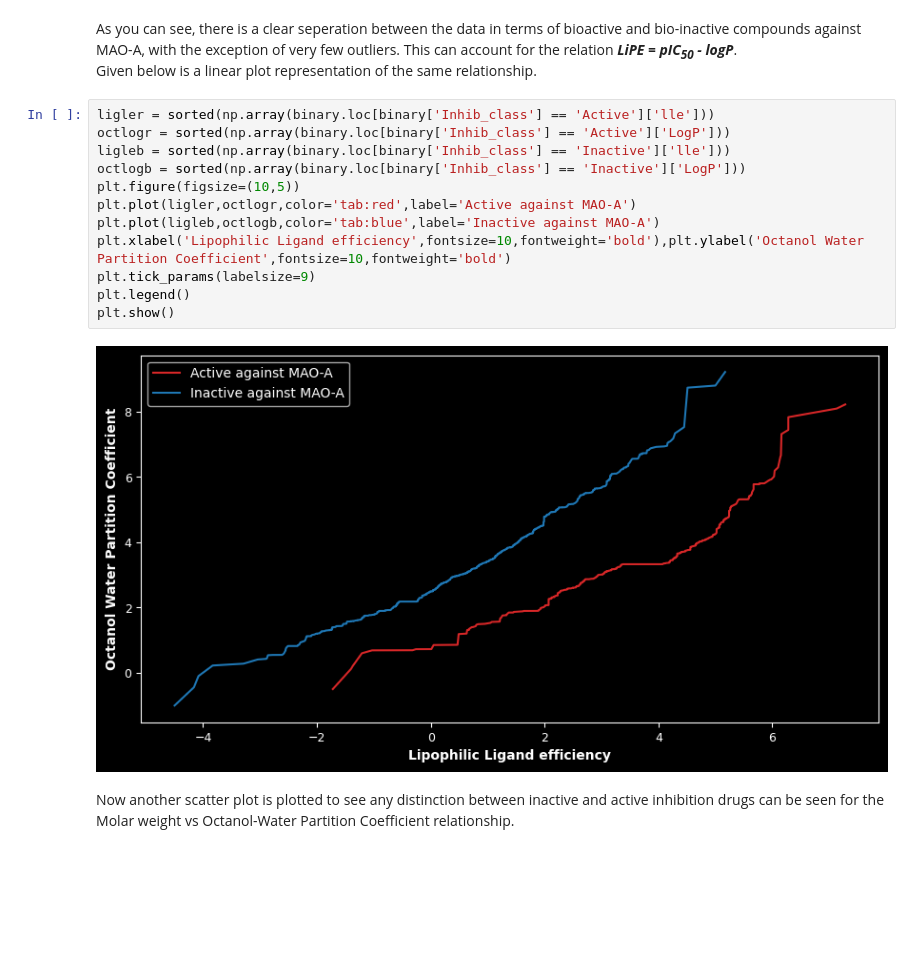
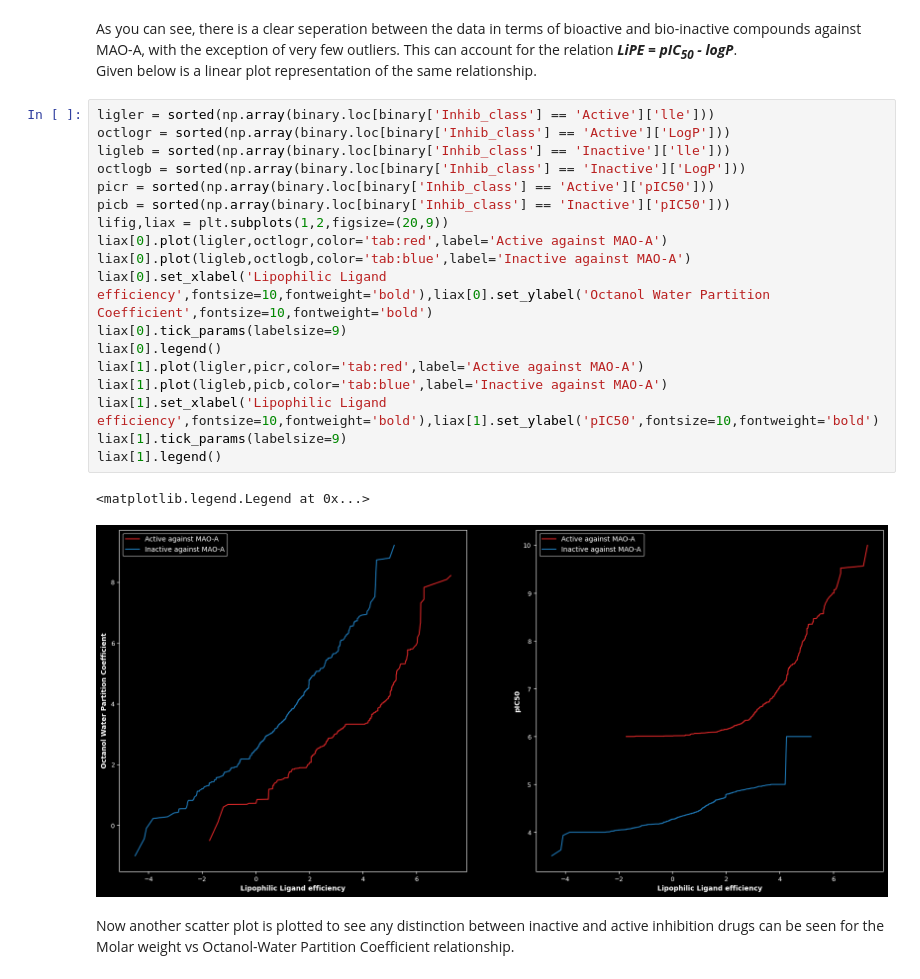
Before and after one commit to Diacod-I/BourneToKill, a Jupyter notebook: BioInfo.ipynb, the cells around one changed output. Cells and saved outputs as stored; diff of their text form; blank space fills up the shorter version.

```diff
--- a/BioInfo.ipynb
+++ b/BioInfo.ipynb
@@ -805,17 +817,24 @@ As you can see, there is a clear seperation between the data in terms of bioacti
 # %%
 ligler = sorted(np.array(binary.loc[binary['Inhib_class'] == 'Active']['lle']))
 octlogr = sorted(np.array(binary.loc[binary['Inhib_class'] == 'Active']['LogP']))
 ligleb = sorted(np.array(binary.loc[binary['Inhib_class'] == 'Inactive']['lle']))
 octlogb = sorted(np.array(binary.loc[binary['Inhib_class'] == 'Inactive']['LogP']))
-plt.figure(figsize=(10,5))
-plt.plot(ligler,octlogr,color='tab:red',label='Active against MAO-A')
-plt.plot(ligleb,octlogb,color='tab:blue',label='Inactive against MAO-A')
-plt.xlabel('Lipophilic Ligand efficiency',fontsize=10,fontweight='bold'),plt.ylabel('Octanol Water Partition Coefficient',fontsize=10,fontweight='bold')
-plt.tick_params(labelsize=9)
-plt.legend()
-plt.show()
+picr = sorted(np.array(binary.loc[binary['Inhib_class'] == 'Active']['pIC50']))
+picb = sorted(np.array(binary.loc[binary['Inhib_class'] == 'Inactive']['pIC50']))
+lifig,liax = plt.subplots(1,2,figsize=(20,9))
+liax[0].plot(ligler,octlogr,color='tab:red',label='Active against MAO-A')
+liax[0].plot(ligleb,octlogb,color='tab:blue',label='Inactive against MAO-A')
+liax[0].set_xlabel('Lipophilic Ligand efficiency',fontsize=10,fontweight='bold'),liax[0].set_ylabel('Octanol Water Partition Coefficient',fontsize=10,fontweight='bold')
+liax[0].tick_params(labelsize=9)
+liax[0].legend()
+liax[1].plot(ligler,picr,color='tab:red',label='Active against MAO-A')
+liax[1].plot(ligleb,picb,color='tab:blue',label='Inactive against MAO-A')
+liax[1].set_xlabel('Lipophilic Ligand efficiency',fontsize=10,fontweight='bold'),liax[1].set_ylabel('pIC50',fontsize=10,fontweight='bold')
+liax[1].tick_params(labelsize=9)
+liax[1].legend()
 # %% [output]
+<matplotlib.legend.Legend at 0x...>
-[figure, old version]
+[figure, new version]
 # %% [markdown]
 Now another scatter plot is plotted to see any distinction between inactive and active inhibition drugs can be seen for the Molar weight vs Octanol-Water Partition Coefficient relationship.
 # %%
```
Also changed, not shown: parts of 13 cells of this notebook.
